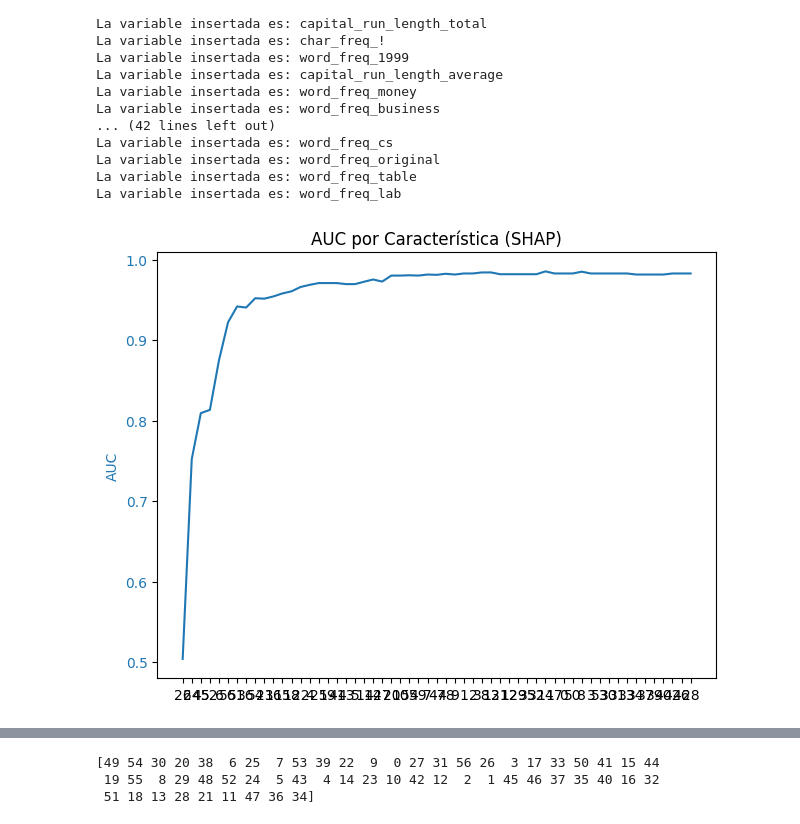
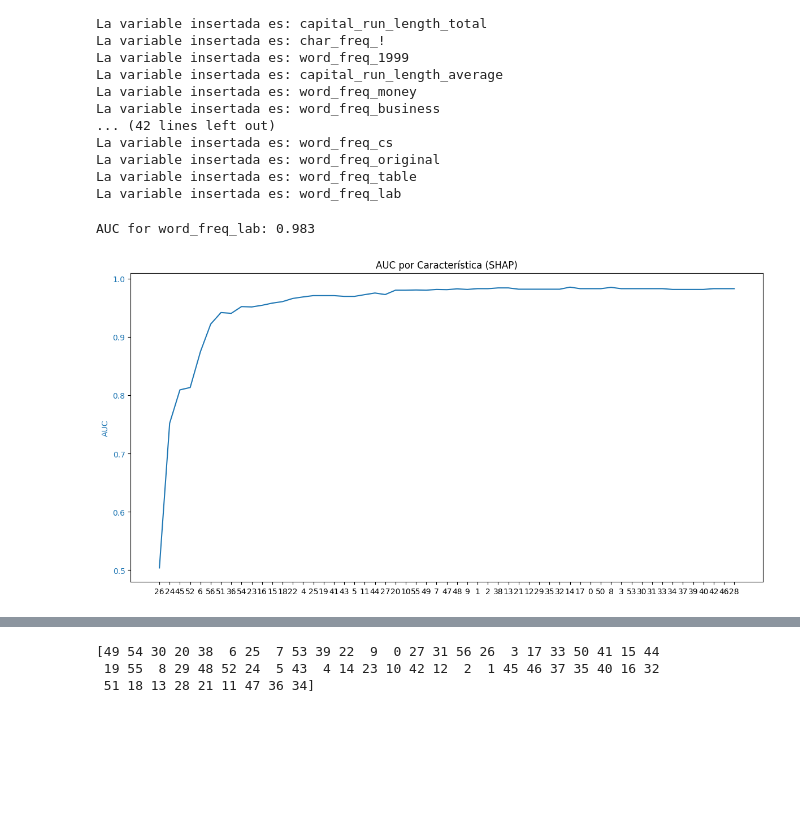
Before and after one commit to DavidGonzalezFernandez/XAI_exercises, a Jupyter notebook: Activities/Activity4/Activity_4.ipynb, the cells around one changed output, grey strips where cells are left out. Drawn from its saved outputs; the diff is of its cells as text; code cells hidden in the pictures; blank space fills up the shorter version.

```diff
--- a/Activities/Activity4/Activity_4.ipynb
+++ b/Activities/Activity4/Activity_4.ipynb
@@ -114,3 +114,6 @@ Accuracy: 0.94
 # @title create shap explainer
 explainer = shap.TreeExplainer(pipa.named_steps["gradientboostingclassifier"])
 shap_values = explainer.shap_values(X_test)
+# %%
+auc = roc_auc_score(y_test, y_pred)
+print(f"AUC: {auc:.3f}")
@@ -230,6 +280,12 @@ La variable insertada es: word_freq_cs
 La variable insertada es: word_freq_original
 La variable insertada es: word_freq_table
 La variable insertada es: word_freq_lab
+# %%
+# @title AUC for feature insertion using SHAP
+last_key = list(feature_insertion_shap.keys())[-1]
+print(f"AUC for {last_key}: {feature_insertion_shap[last_key]['auc']:.3f}")
+# %% [output]
+AUC for word_freq_lab: 0.983
 # %%
 # @title Get feature importance order from SHAP values
 features_shap = list(feature_insertion_shap.keys())
@@ -246,19 +302,19 @@ features_list_shap = [
 ]
 # %%
 # @title Plot AUC for feature insertion using SHAP
-fig, ax1 = plt.subplots()
+fig, ax1 = plt.subplots(figsize=(12, 6))  # Increase the figsize to adjust the image size
 
 color = "tab:blue"
 ax1.set_ylabel("AUC", color=color)
 ax1.plot(
     feature_indices_shap, auc_scores_shap, color=color
 )  # Use feature_indices instead of features
 ax1.tick_params(axis="y", labelcolor=color)
 
 fig.tight_layout()
 plt.title("AUC por Característica (SHAP)")
 plt.show()
 # %% [output]
-[figure, old version]
+[figure, new version]
 # %%
 # @title Plot accuracies for feature insertion using SHAP
```
Also changed, not shown: parts of 19 cells of this notebook, 1 other file.
